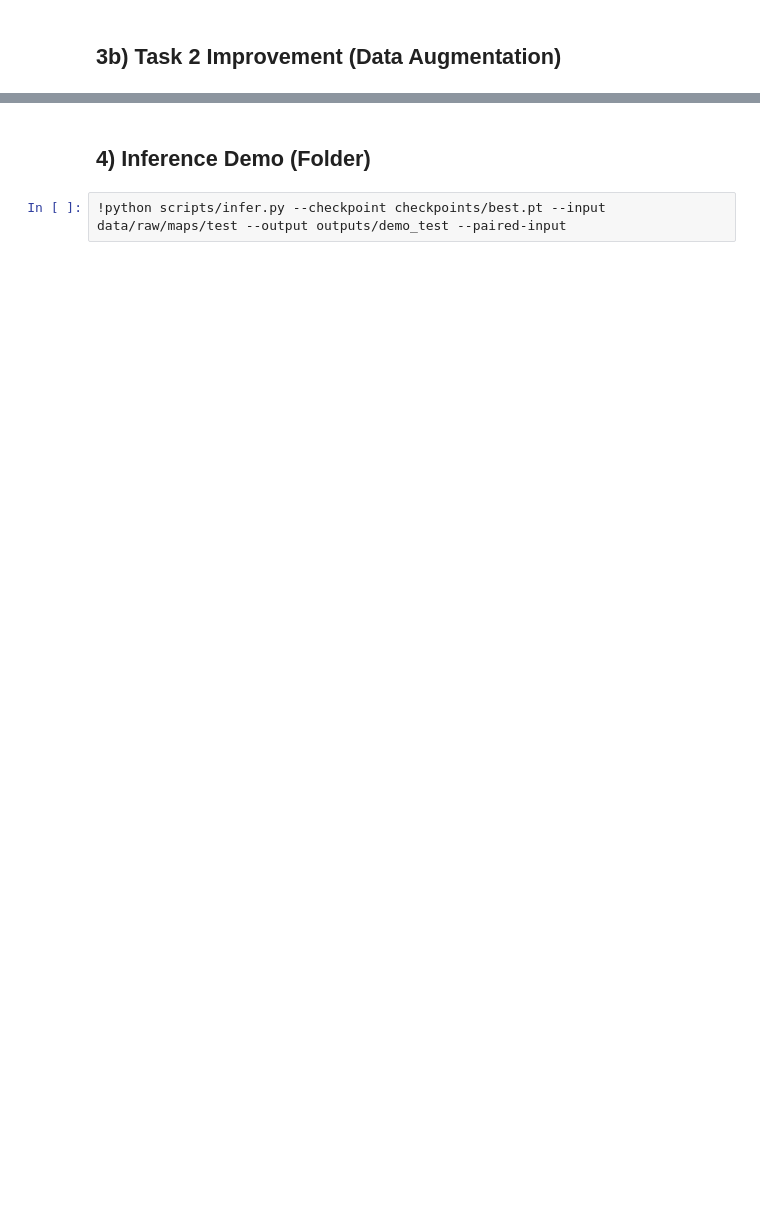
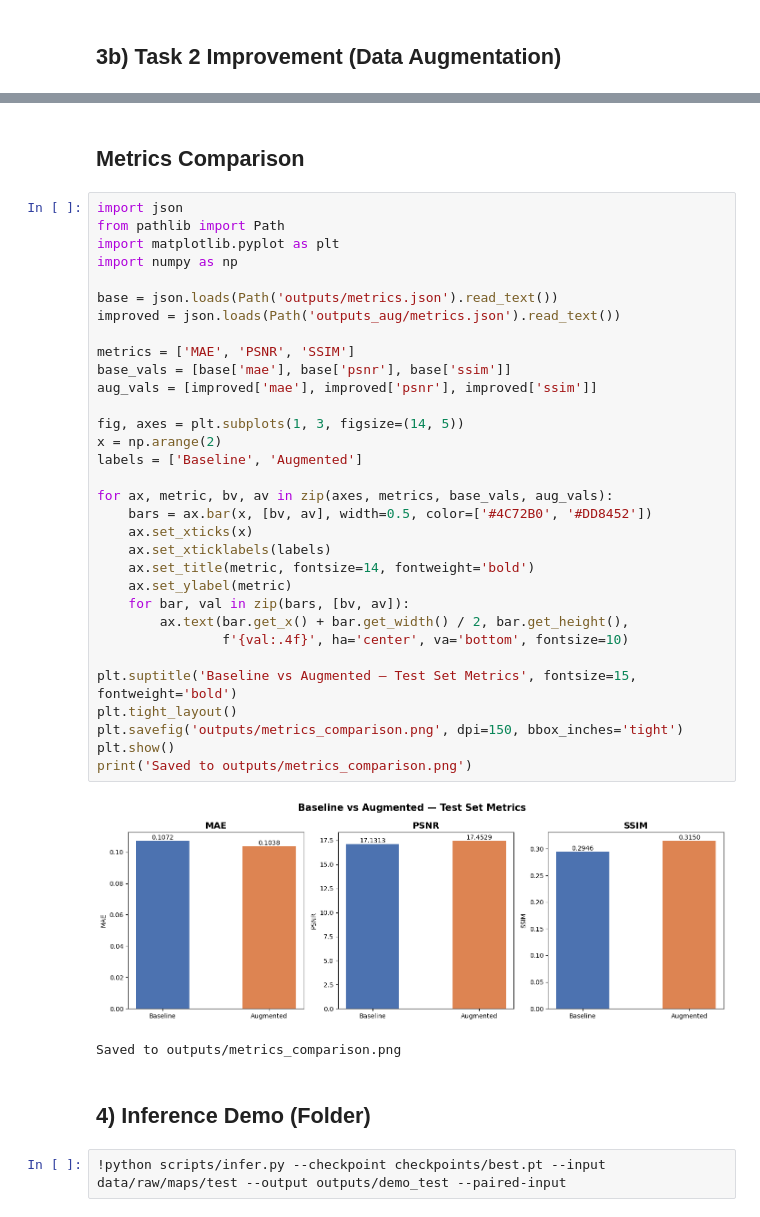
Before and after one commit to lupitia1/CV2_Final_Project-1, a Jupyter notebook: demo/colab_runner.ipynb, the cells around one changed output, grey strips where cells are left out. Saved outputs shown, nothing was run; the diff lists cells and outputs as text; blank space fills up the shorter version.

```diff
--- a/demo/colab_runner.ipynb
+++ b/demo/colab_runner.ipynb
@@ -119,3 +164,40 @@ PY
+# %% [markdown]
+## Metrics Comparison
+# %%
+import json
+from pathlib import Path
+import matplotlib.pyplot as plt
+import numpy as np
+
+base = json.loads(Path('outputs/metrics.json').read_text())
+improved = json.loads(Path('outputs_aug/metrics.json').read_text())
+
+metrics = ['MAE', 'PSNR', 'SSIM']
+base_vals = [base['mae'], base['psnr'], base['ssim']]
+aug_vals = [improved['mae'], improved['psnr'], improved['ssim']]
+
+fig, axes = plt.subplots(1, 3, figsize=(14, 5))
+x = np.arange(2)
+labels = ['Baseline', 'Augmented']
+
+for ax, metric, bv, av in zip(axes, metrics, base_vals, aug_vals):
+    bars = ax.bar(x, [bv, av], width=0.5, color=['#4C72B0', '#DD8452'])
+    ax.set_xticks(x)
+    ax.set_xticklabels(labels)
+    ax.set_title(metric, fontsize=14, fontweight='bold')
+    ax.set_ylabel(metric)
+    for bar, val in zip(bars, [bv, av]):
+        ax.text(bar.get_x() + bar.get_width() / 2, bar.get_height(),
+                f'{val:.4f}', ha='center', va='bottom', fontsize=10)
+
+plt.suptitle('Baseline vs Augmented — Test Set Metrics', fontsize=15, fontweight='bold')
+plt.tight_layout()
+plt.savefig('outputs/metrics_comparison.png', dpi=150, bbox_inches='tight')
+plt.show()
+print('Saved to outputs/metrics_comparison.png')
+# %% [output]
+[figure, added]
+Saved to outputs/metrics_comparison.png
 # %% [markdown]
 ## 4) Inference Demo (Folder)
 # %%
```
Also changed, not shown: parts of 7 cells of this notebook, 1 other file.
